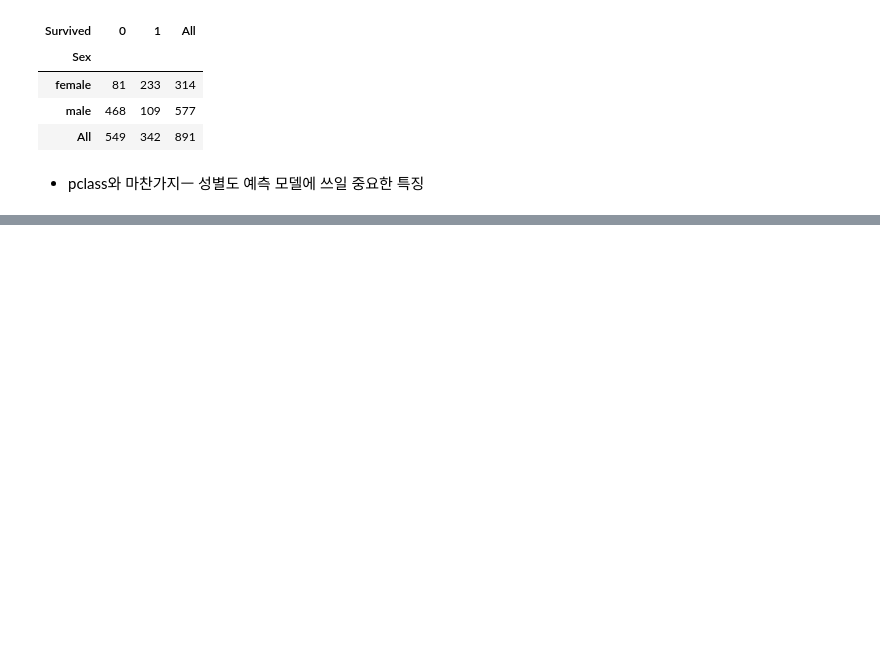
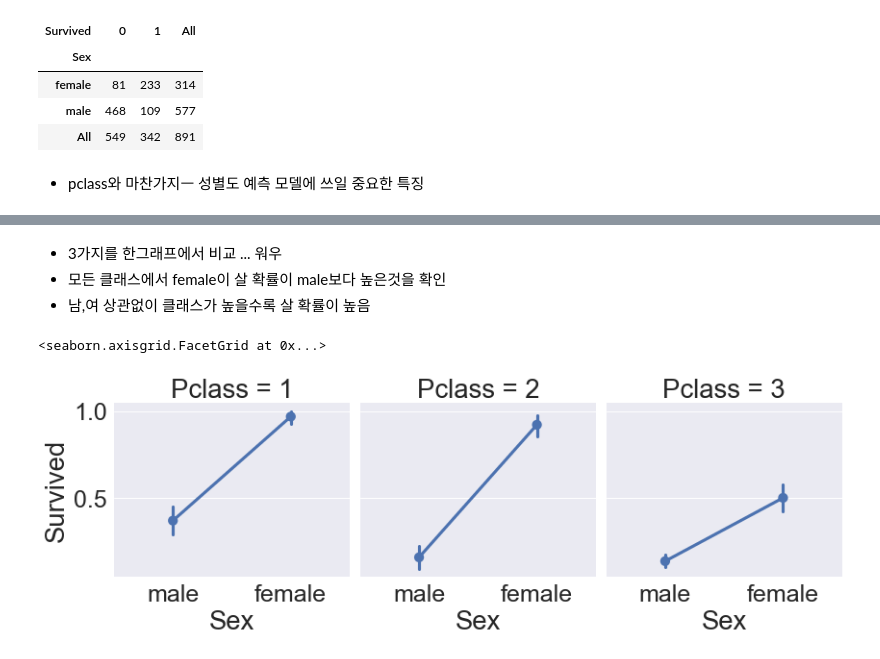
Before and after one commit to Jerrykim91/Pandas_Study, a Jupyter notebook: Titanic_from_Kaggle_kr/Titanic_01.ipynb, the cells around one changed output, grey strips where cells are left out. Cells and saved outputs as stored; diff of their text form; code cells hidden in the pictures; blank space fills up the shorter version.

```diff
--- a/Titanic_from_Kaggle_kr/Titanic_01.ipynb
+++ b/Titanic_from_Kaggle_kr/Titanic_01.ipynb
@@ -512,0 +523,11 @@ df_crosstab.style.background_gradient(cmap='summer_r') # 'GnBu'
+# %% [markdown]
+- 3가지를 한그래프에서 비교 ... 워우
+- 모든 클래스에서 female이 살 확률이 male보다 높은것을 확인
+- 남,여 상관없이 클래스가 높을수록 살 확률이 높음
+# %%
+# hue 대신 column
+# 각각 출력
+sns.factorplot(x='Sex',y='Survived', col='Pclass',data=df_train, satureation=.5, sixz=10 , aspect=1)
+# %% [output]
+<seaborn.axisgrid.FacetGrid at 0x...>
+[figure, added]
```
Also changed, not shown: parts of 5 cells of this notebook.
